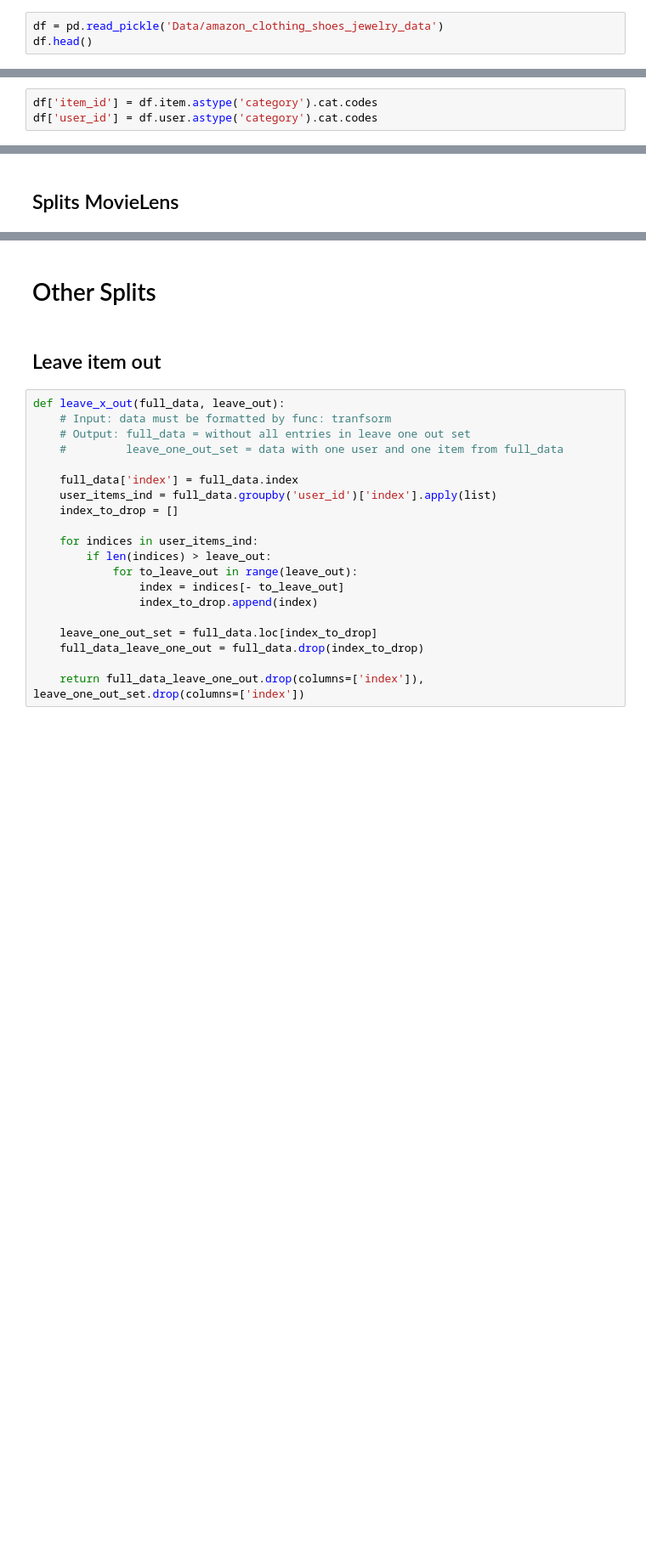
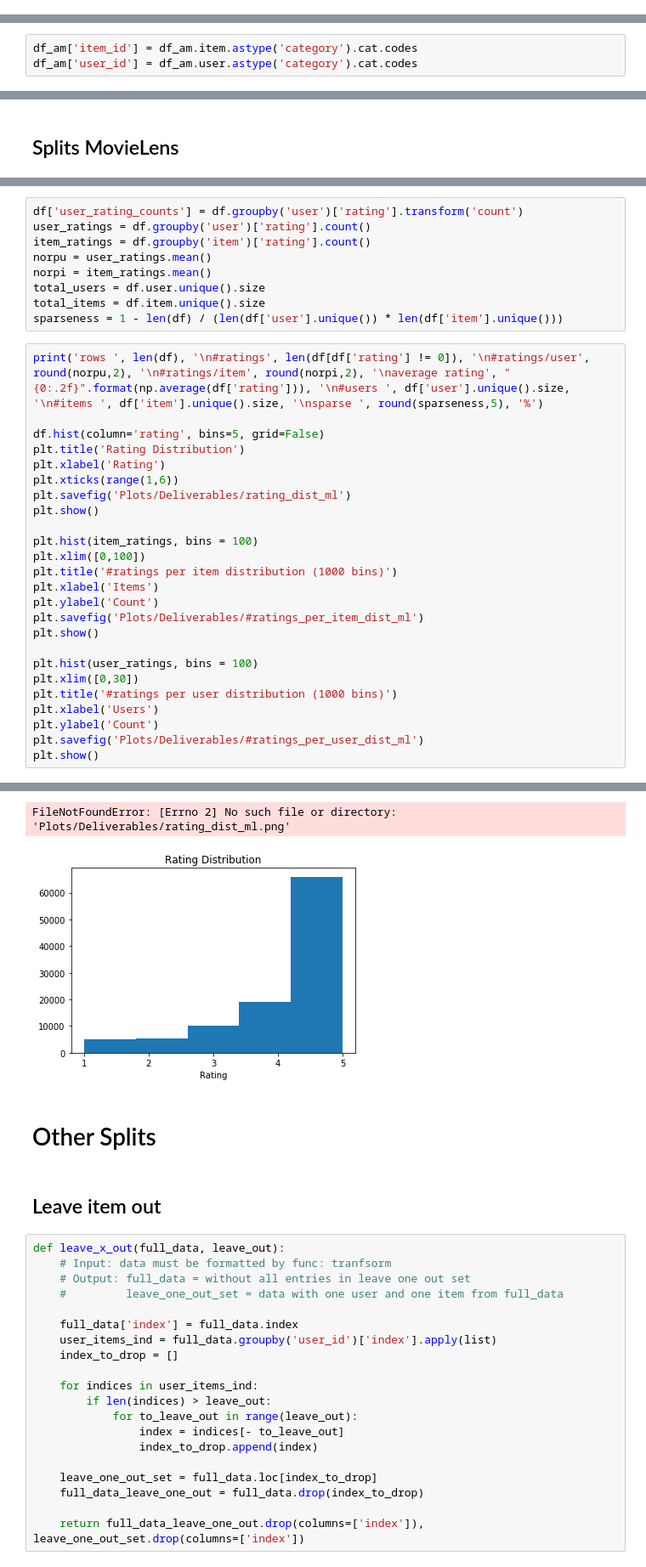
Before and after one commit to ROpdam/recommender_comparison, a Jupyter notebook: data_used.ipynb, the cells around one changed output, grey strips where cells are left out. Shown: that part at 85% size. Drawn from its saved outputs; the diff is of its cells as text; blank space fills up the shorter version.

```diff
--- a/data_used.ipynb
+++ b/data_used.ipynb
@@ -46,3 +15,0 @@ data_path = 'data/'
-# %%
-df = pd.read_pickle('Data/amazon_clothing_shoes_jewelry_data')
-df.head()
@@ -99,8 +59,8 @@ def data_split(df, splits, names, store_path):
         leftovers, new_df = leave_users_out(df, n_users)
         new_df.to_pickle(store_path + names[i])
 # %%
-df['item_id'] = df.item.astype('category').cat.codes
-df['user_id'] = df.user.astype('category').cat.codes
+df_am['item_id'] = df_am.item.astype('category').cat.codes
+df_am['user_id'] = df_am.user.astype('category').cat.codes
 # %%
 df_ml['item_id'] = df_ml.item.astype('category').cat.codes
 df_ml['user_id'] = df_ml.user.astype('category').cat.codes
@@ -131,0 +118,35 @@ File: ML_001_users  #Users: 1625
+# %%
+df['user_rating_counts'] = df.groupby('user')['rating'].transform('count')
+user_ratings = df.groupby('user')['rating'].count()
+item_ratings = df.groupby('item')['rating'].count()
+norpu = user_ratings.mean()
+norpi = item_ratings.mean()
+total_users = df.user.unique().size
+total_items = df.item.unique().size
+sparseness = 1 - len(df) / (len(df['user'].unique()) * len(df['item'].unique()))
+# %%
+print('rows ', len(df), '\n#ratings', len(df[df['rating'] != 0]), '\n#ratings/user', round(norpu,2), '\n#ratings/item', round(norpi,2), '\naverage rating', "{0:.2f}".format(np.average(df['rating'])), '\n#users ', df['user'].unique().size, '\n#items ', df['item'].unique().size, '\nsparse ', round(sparseness,5), '%')
+
+df.hist(column='rating', bins=5, grid=False)
+plt.title('Rating Distribution')
+plt.xlabel('Rating')
+plt.xticks(range(1,6))
+plt.savefig('Plots/Deliverables/rating_dist_ml')
+plt.show()
+
+plt.hist(item_ratings, bins = 100)
+plt.xlim([0,100])
+plt.title('#ratings per item distribution (1000 bins)')
+plt.xlabel('Items')
+plt.ylabel('Count')
+plt.savefig('Plots/Deliverables/#ratings_per_item_dist_ml')
+plt.show()
+
+plt.hist(user_ratings, bins = 100)
+plt.xlim([0,30])
+plt.title('#ratings per user distribution (1000 bins)')
+plt.xlabel('Users')
+plt.ylabel('Count')
+plt.savefig('Plots/Deliverables/#ratings_per_user_dist_ml')
+plt.show()
+# %% [output]
@@ -132,3 +161,5 @@ File: ML_001_users  #Users: 1625
+FileNotFoundError: [Errno 2] No such file or directory: 'Plots/Deliverables/rating_dist_ml.png'
+[figure, added]
 # %% [markdown]
 # Other Splits
 # %% [markdown]
```
Also changed, not shown: parts of 26 cells of this notebook.
